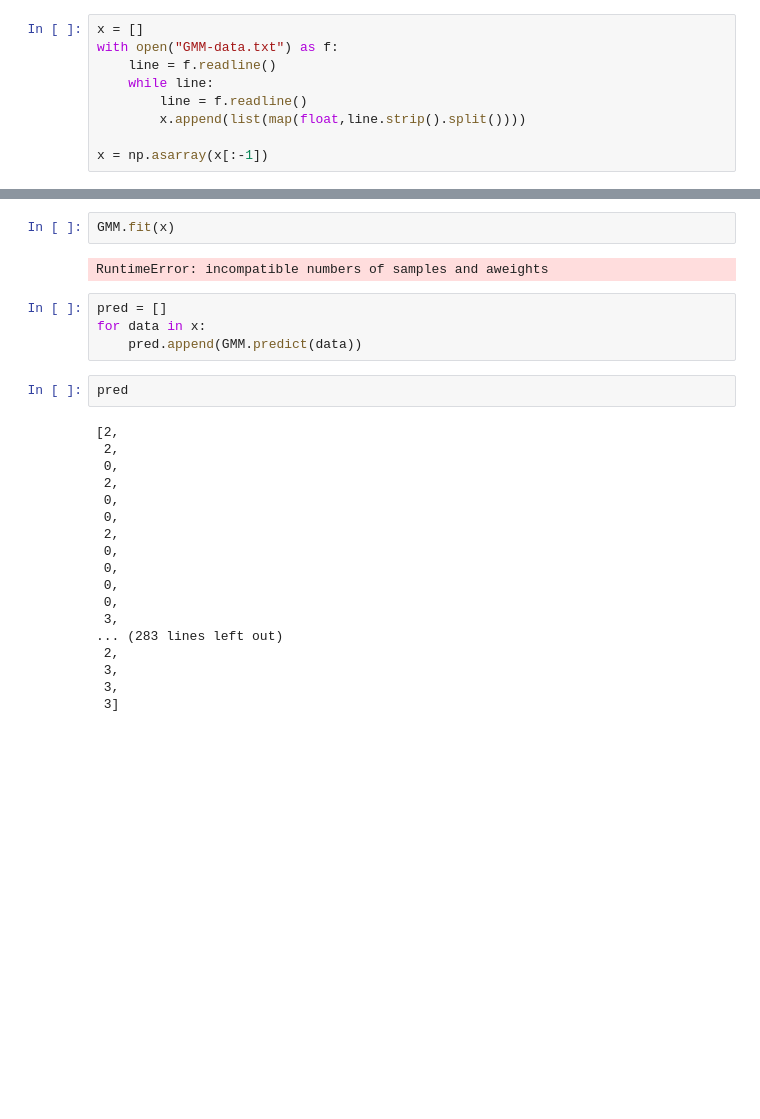
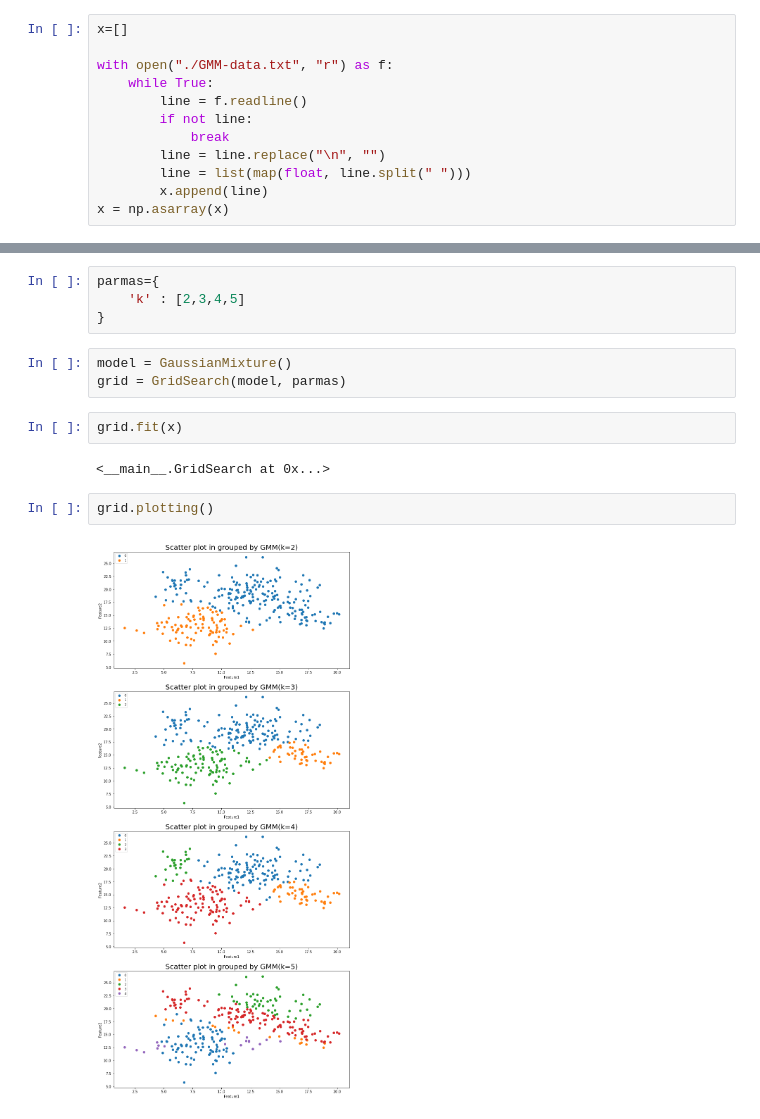
Before and after one commit to 2U1/ML-Assginment, a Jupyter notebook: Assginment3/Testing.ipynb, the cells around one changed output, grey strips where cells are left out. Cells and saved outputs as stored; diff of their text form; blank space fills up the shorter version.

```diff
--- a/Assginment3/Testing.ipynb
+++ b/Assginment3/Testing.ipynb
@@ -5,9 +6,12 @@ from scipy.stats import multivariate_normal
 # %%
-x = []
-with open("GMM-data.txt") as f:
-    line = f.readline()
-    while line:
+x=[]
+
+with open("./GMM-data.txt", "r") as f:
+    while True:
         line = f.readline()
-        x.append(list(map(float,line.strip().split())))
-
-x = np.asarray(x[:-1])
+        if not line:
+            break
+        line = line.replace("\n", "")
+        line = list(map(float, line.split(" ")))
+        x.append(line)
+x = np.asarray(x)
@@ -122,28 +252,15 @@ GMM = GaussianMixture(c=3)
+# %%
+parmas={
+    'k' : [2,3,4,5]
+}
+# %%
+model = GaussianMixture()
+grid = GridSearch(model, parmas)
 # %%
-GMM.fit(x)
+grid.fit(x)
 # %% [output]
-RuntimeError: incompatible numbers of samples and aweights
+<__main__.GridSearch at 0x...>
-# %%
-pred = []
-for data in x:
-    pred.append(GMM.predict(data))
-# %%
-pred
-# %% [output]
-[2,
- 2,
- 0,
- 2,
- 0,
- 0,
- 2,
- 0,
- 0,
- 0,
- 0,
- 3,
-... (283 lines left out)
- 2,
- 3,
- 3,
- 3]
+# %%
+grid.plotting()
+# %% [output]
+[figure, added]
```
Also changed, not shown: parts of 10 cells of this notebook, 1 other file.
